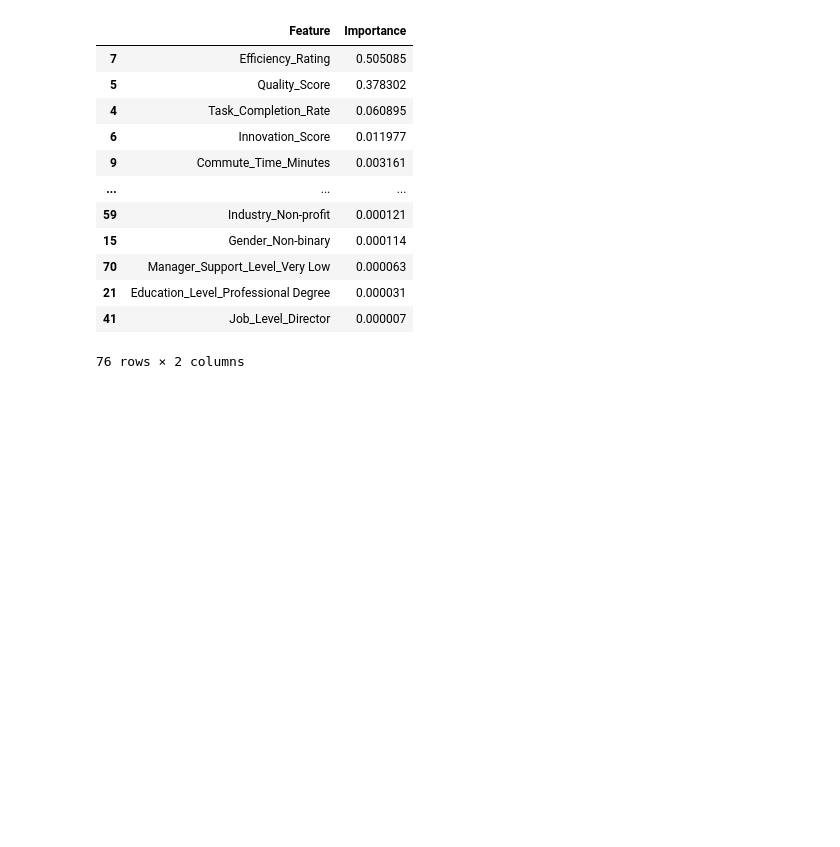
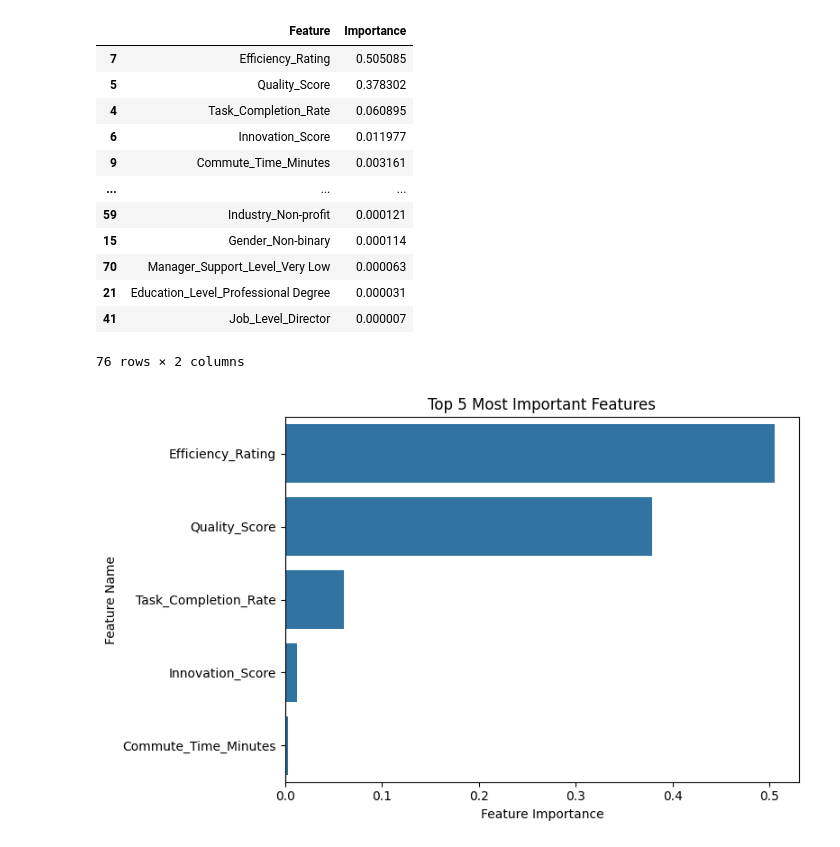
Before and after one commit to CS133-DataVisualization/term-project-couch-potatoes-group-5, a Jupyter notebook: RandomForestRegressor.ipynb, the cells around one changed output. Saved outputs shown, nothing was run; the diff lists cells and outputs as text; code cells hidden in the pictures; blank space fills up the shorter version.

```diff
--- a/RandomForestRegressor.ipynb
+++ b/RandomForestRegressor.ipynb
@@ -168,3 +201,22 @@ feature_importances_df
 | 21 | Education_Level_Professional Degree | 0.000031 |
 | 41 | Job_Level_Director | 0.000007 |
 76 rows × 2 columns
+# %%
+# Take top 5 features
+top5 = feature_importances_df.head(5)
+
+plt.figure(figsize=(8, 5))
+sns.barplot(
+    data=top5,
+    x='Importance',
+    y='Feature',
+
+)
+
+plt.title("Top 5 Most Important Features")
+plt.xlabel("Feature Importance")
+plt.ylabel("Feature Name")
+plt.tight_layout()
+plt.show()
+# %% [output]
+[figure, added]
```
Also changed, not shown: parts of 8 cells of this notebook.
